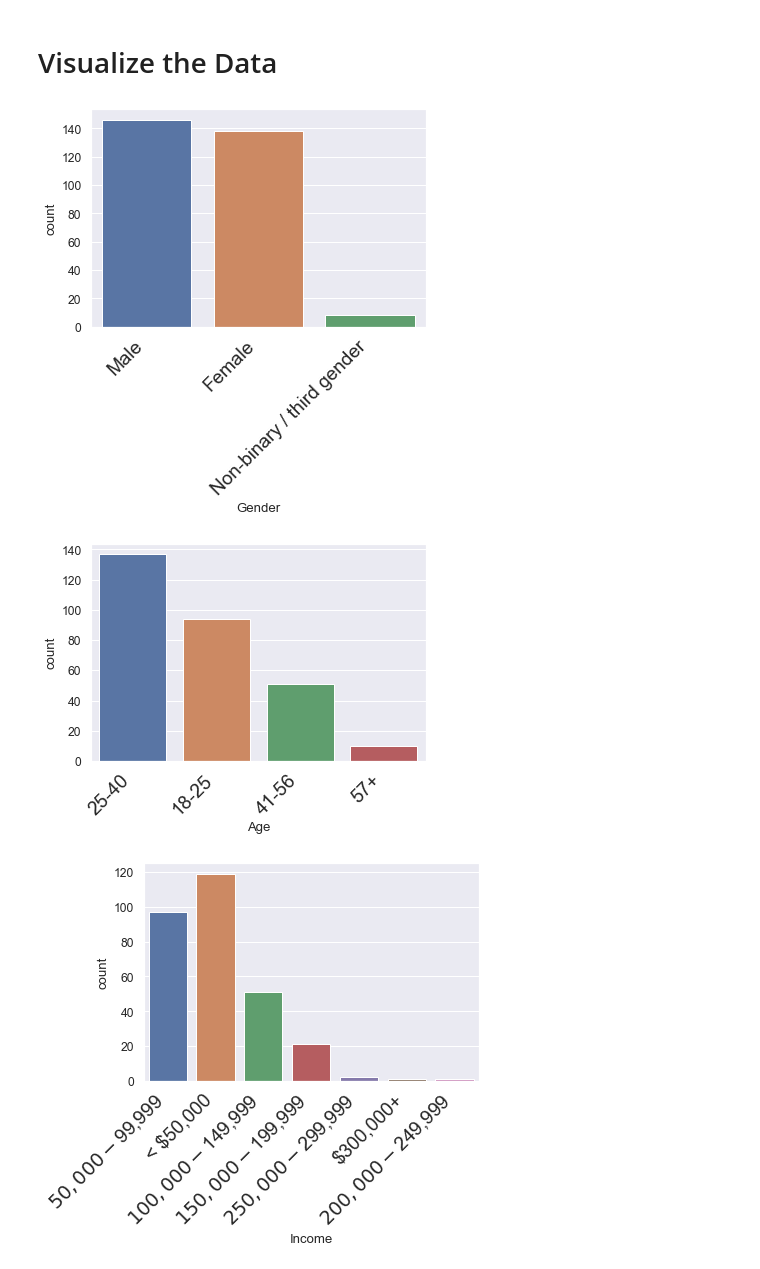
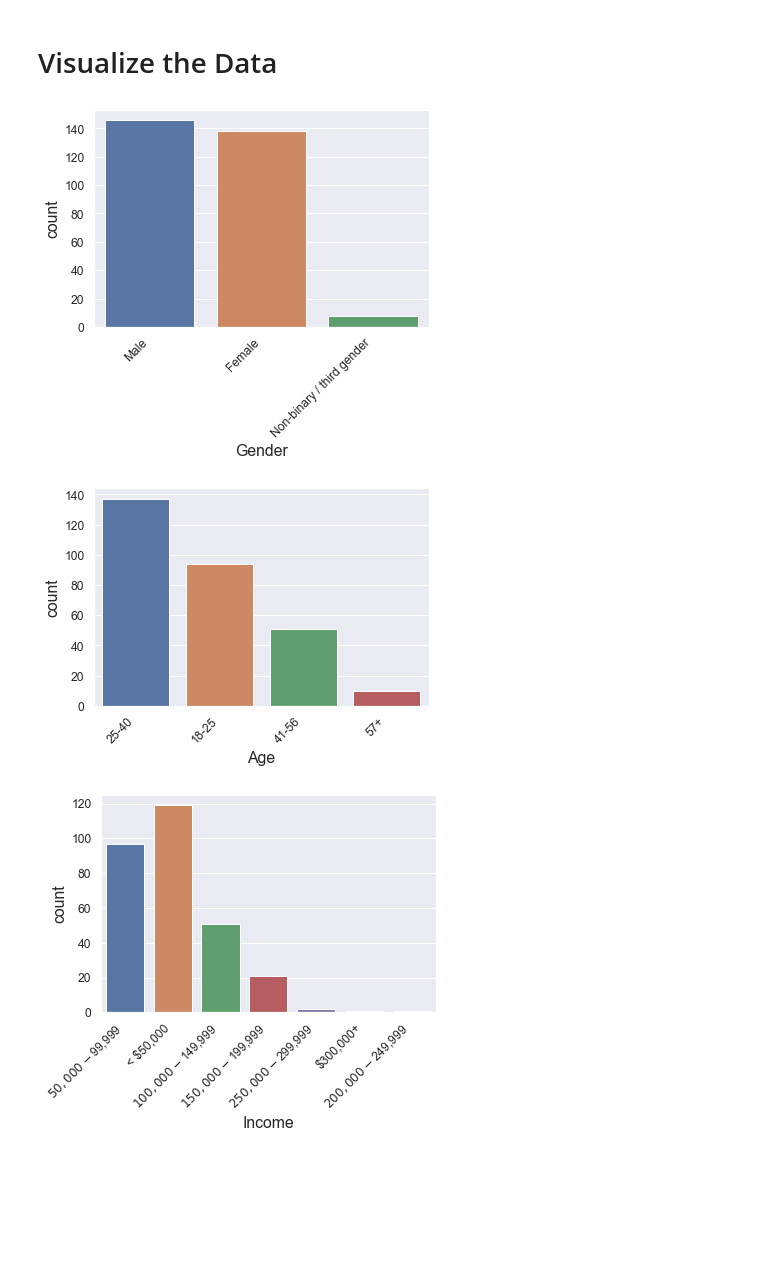
Before and after one commit to markhary/emba912_survey, a Jupyter notebook: ruby.ipynb, the cells around one changed output. Drawn from its saved outputs; the diff is of its cells as text; code cells hidden in the pictures; blank space fills up the shorter version.

```diff
--- a/ruby.ipynb
+++ b/ruby.ipynb
@@ -16,17 +16,3 @@ image_extension="png"
 def save_figure(fig, filename):
     filepath = image_directory + filename + "." + image_extension
     fig.savefig(filepath)
-# %%
-NORMAL_SIZE = 12
-#BIGGER_SIZE = 14
-#BIGGEST_SIZE = 16
-
-plt.rc('font', size=NORMAL_SIZE)          # controls default text sizes
-#plt.rc('axes', titlesize=BIGGER_SIZE)     # fontsize of the axes title
-#plt.rc('axes', labelsize=BIGGER_SIZE)    # fontsize of the x and y labels
-#plt.rc('xtick', labelsize=NORMAL_SIZE)    # fontsize of the tick labels
-#plt.rc('ytick', labelsize=NORMAL_SIZE)    # fontsize of the tick labels
-#plt.rc('legend', fontsize=NORMAL_SIZE)    # legend fontsize
-#plt.rc('figure', titlesize=BIGGEST_SIZE)  # fontsize of the figure title
-
-sns.set(font_scale=1.1)
@@ -70,27 +58,36 @@ survey_data[replace_nulls_cols] = survey_data[replace_nulls_cols].fillna(0)
 # %%
 def rotate_xlabels(chart):
     chart.set_xticklabels(
         chart.get_xticklabels(),
         rotation=45,
         horizontalalignment='right',
-        fontweight='light',
-        fontsize='x-large'
+        fontweight='light'
     )
+    chart.set_xlabel(
+        chart.get_xlabel(),
+        fontsize='large'
+    )
+    chart.set_ylabel(
+        chart.get_ylabel(),
+        fontsize='large'
+    )
+
+
 
 def create_countplot(column):
     chart = sns.countplot(data=survey_data, x=column);
     rotate_xlabels(chart);
-    save_figure(fig, '3_1_'+column);
+    save_figure(chart.get_figure(), '3_' + column);
     plt.show()
 
 create_countplot("Gender")
 create_countplot("Age")
 create_countplot("Income")
 create_countplot("Education")
 create_countplot("Relationship_Status")
 create_countplot("Residence")
 create_countplot("Home")
 # %% [output]
-[figure, old version]
+[figure, new version]
-[figure, old version]
+[figure, new version]
-[figure, old version]
+[figure, new version]
```
Also changed, not shown: parts of 4 cells of this notebook, 15 other files.
